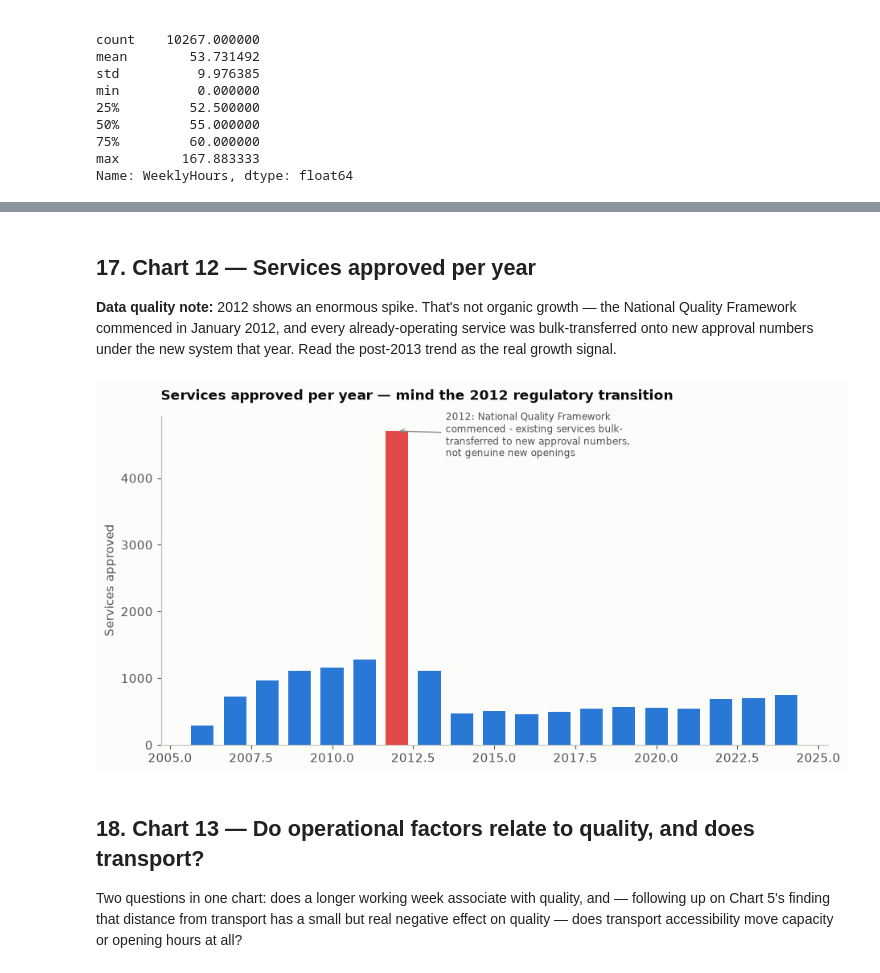
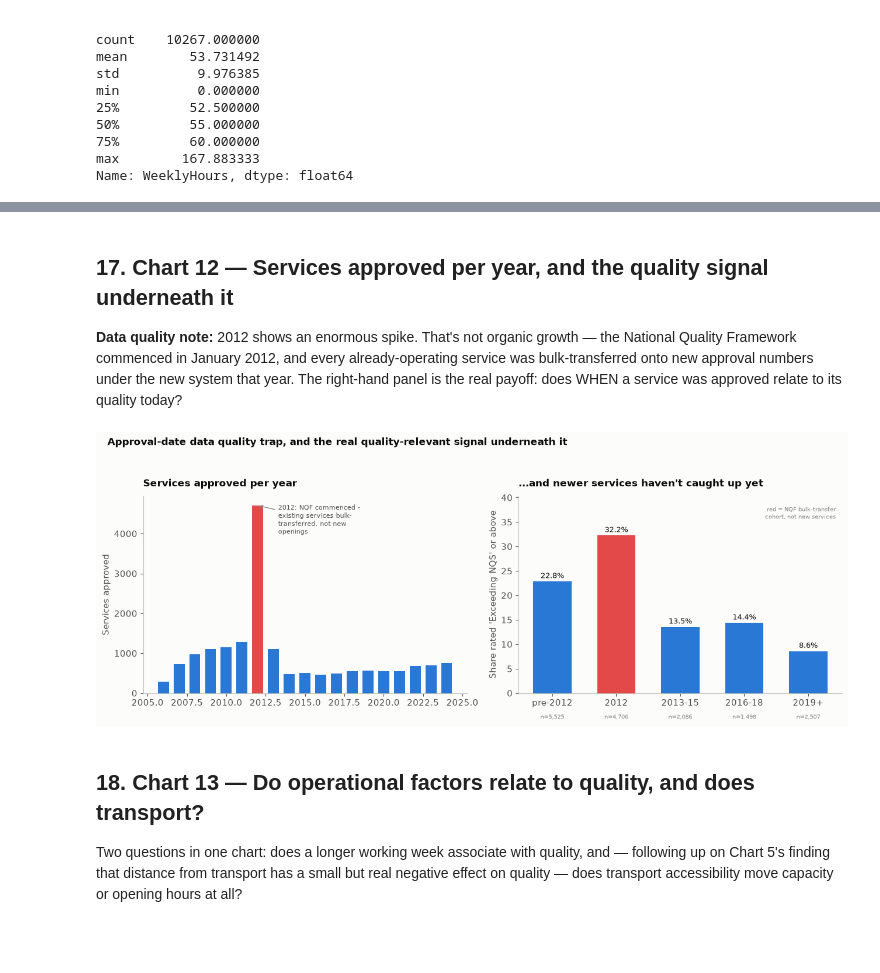
Before and after one commit to martvanhoorn2003-svg/Mart, a Jupyter notebook: ACECQA_Service_Quality_Analysis.ipynb, the cells around one changed output, grey strips where cells are left out. Saved outputs shown, nothing was run; the diff lists cells and outputs as text; code cells hidden in the pictures; blank space fills up the shorter version.

```diff
--- a/ACECQA_Service_Quality_Analysis.ipynb
+++ b/ACECQA_Service_Quality_Analysis.ipynb
@@ -838,35 +868,65 @@ plt.show()
 # %% [markdown]
 
-## 17. Chart 12 — Services approved per year
+## 17. Chart 12 — Services approved per year, and the quality signal underneath it
 
-**Data quality note:** 2012 shows an enormous spike. That's not organic growth — the National Quality Framework commenced in January 2012, and every already-operating service was bulk-transferred onto new approval numbers under the new system that year. Read the post-2013 trend as the real growth signal.
+**Data quality note:** 2012 shows an enormous spike. That's not organic growth — the National Quality Framework commenced in January 2012, and every already-operating service was bulk-transferred onto new approval numbers under the new system that year. The right-hand panel is the real payoff: does WHEN a service was approved relate to its quality today?
 # %%
 
 d12 = df[df["ApprovalYear"].between(2006, 2024)]
 by_year = d12.groupby("ApprovalYear").size()
 
-fig, ax = plt.subplots(figsize=(9.5, 5))
+rated12 = d12[d12["OverallRating"].notna()].copy()
+rated12["OverallRating"] = rated12["OverallRating"].astype(str)
+rated12 = rated12[rated12["OverallRating"] != NOT_YET_ASSESSED]
+bins12 = [2005, 2012, 2013, 2016, 2019, 2025]
+labels12 = ["pre-2012", "2012", "2013-15", "2016-18", "2019+"]
+rated12["cohort"] = pd.cut(rated12["ApprovalYear"], bins=bins12, labels=labels12, right=False)
+cohort_exceeding = rated12.groupby("cohort", observed=True)["OverallRating"].apply(lambda s: s.isin(["Exceeding NQS", "Excellent"]).mean())
+cohort_counts = rated12["cohort"].value_counts().reindex(labels12)
+
+fig, (ax1, ax2) = plt.subplots(1, 2, figsize=(13, 5.2))
+
 colors12 = [CAT["red"] if y == 2012 else CAT["blue"] for y in by_year.index]
-ax.bar(by_year.index, by_year.values, color=colors12, width=0.7)
-ax.annotate(
-    "2012: National Quality Framework\ncommenced - existing services bulk-\ntransferred to new approval numbers,\nnot genuine new openings",
-    xy=(2012, by_year.loc[2012]), xytext=(2013.5, by_year.loc[2012] * 0.92),
-    fontsize=8.5, color=INK_SECONDARY, arrowprops=dict(arrowstyle="->", color=INK_MUTED),
+ax1.bar(by_year.index, by_year.values, color=colors12, width=0.7)
+ax1.annotate(
+    "2012: NQF commenced -\nexisting services bulk-\ntransferred, not new\nopenings",
+    xy=(2012, by_year.loc[2012]), xytext=(2013.3, by_year.loc[2012] * 0.85),
+    fontsize=8, color=INK_SECONDARY, arrowprops=dict(arrowstyle="->", color=INK_MUTED),
 )
-ax.set_ylabel("Services approved")
-ax.set_title("Services approved per year — mind the 2012 regulatory transition", fontsize=12.5, fontweight="bold", color=INK_PRIMARY, loc="left", pad=14)
+ax1.set_ylabel("Services approved")
+ax1.set_title("Services approved per year", fontsize=12, fontweight="bold", color=INK_PRIMARY, loc="left", pad=12)
 for spine in ["top", "right"]:
-    ax.spines[spine].set_visible(False)
-ax.spines["left"].set_color(BASELINE); ax.spines["bottom"].set_color(BASELINE)
-fig.tight_layout()
+    ax1.spines[spine].set_visible(False)
+ax1.spines["left"].set_color(BASELINE); ax1.spines["bottom"].set_color(BASELINE)
+
+bar_colors12 = [CAT["red"] if lbl == "2012" else CAT["blue"] for lbl in labels12]
+ymax12 = max(cohort_exceeding.max() * 100 * 1.25, 5)
+bars2 = ax2.bar(labels12, (cohort_exceeding.reindex(labels12) * 100).values, color=bar_colors12, width=0.6)
+for bar, lbl in zip(bars2, labels12):
+    h = bar.get_height()
+    ax2.text(bar.get_x() + bar.get_width() / 2, h + 0.7, f"{h:.1f}%", ha="center", fontsize=9)
+    ax2.text(bar.get_x() + bar.get_width() / 2, -0.13 * ymax12, f"n={cohort_counts[lbl]:,}", ha="center", fontsize=7.5, color=INK_MUTED)
+ax2.set_ylim(0, ymax12)
+ax2.set_ylabel("Share rated 'Exceeding NQS' or above")
+ax2.set_title("...and newer services haven't caught up yet", fontsize=12, fontweight="bold", color=INK_PRIMARY, loc="left", pad=12)
+ax2.text(0.98, 0.95, "red = NQF bulk-transfer\ncohort, not new services", transform=ax2.transAxes, ha="right", va="top", fontsize=7.5, color=INK_MUTED)
+for spine in ["top", "right"]:
+    ax2.spines[spine].set_visible(False)
+ax2.spines["left"].set_color(BASELINE); ax2.spines["bottom"].set_color(BASELINE)
+
+fig.suptitle("Approval-date data quality trap, and the real quality-relevant signal underneath it",
+             fontsize=12.5, fontweight="bold", color=INK_PRIMARY, x=0.02, ha="left")
+fig.tight_layout(rect=[0, 0, 1, 0.94])
 fig.savefig(FIG_DIR / "12_approval_trend.png", dpi=200)
 plt.show()
 
 summary["approvals_2012_nqf_spike"] = int(by_year.loc[2012])
 summary["approvals_2014"] = int(by_year.loc[2014])
 summary["approvals_2024"] = int(by_year.loc[2024])
+summary["exceeding_pct_pre2012_cohort"] = round(float(cohort_exceeding["pre-2012"]) * 100, 1)
+summary["exceeding_pct_2019plus_cohort"] = round(float(cohort_exceeding["2019+"]) * 100, 1)
 # %% [output]
-[figure, old version]
+[figure, new version]
 # %% [markdown]
 
 ## 18. Chart 13 — Do operational factors relate to quality, and does transport?
```
Also changed, not shown: parts of 6 cells of this notebook, 8 other files.
